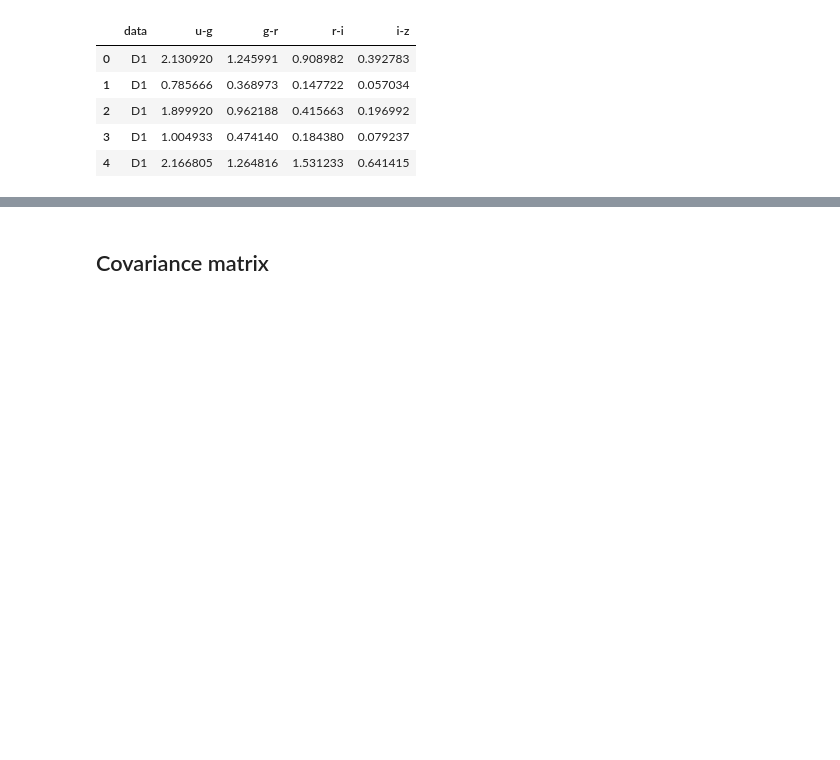
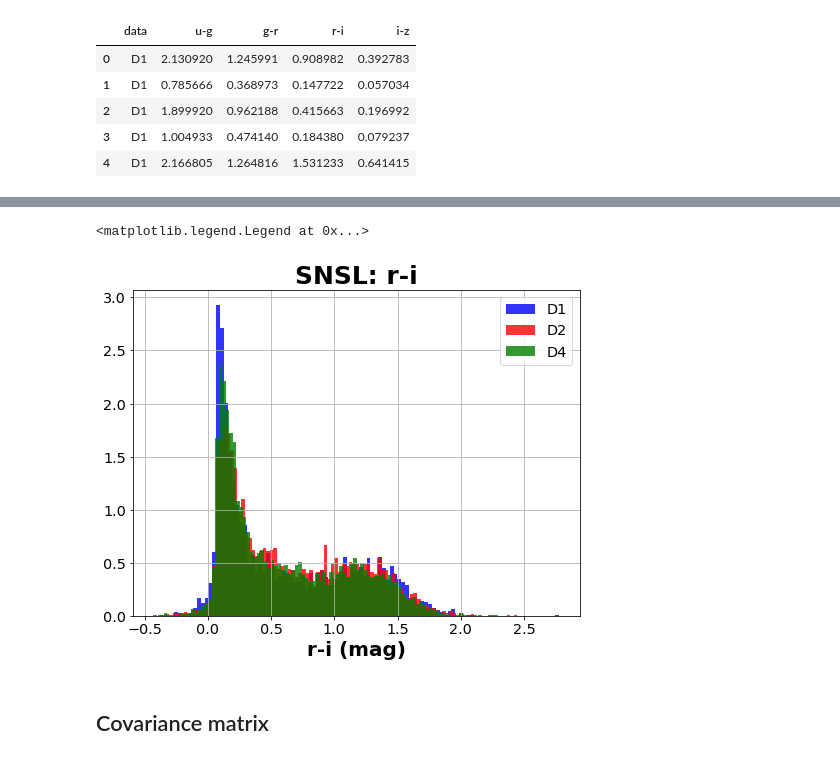
Before and after one commit to sylvielsstfr/PC5AtmStudies, a Jupyter notebook: SNLS/SNLSColors.ipynb, the cells around one changed output, grey strips where cells are left out. Drawn from its saved outputs; the diff is of its cells as text; code cells hidden in the pictures; blank space fills up the shorter version.

Commit message:
add anotehr plot

```diff
--- a/SNLS/SNLSColors.ipynb
+++ b/SNLS/SNLSColors.ipynb
@@ -167,3 +167,15 @@ plt.legend()
+# %%
+colorset = zip( ["blue","red","green"], ["D1","D2","D4"])
+
+for color, label in colorset :
+    subset = df[df.data == label]
+    subset["r-i"].hist(bins=100,color=color,alpha=0.8,normed=1,label=label)
+plt.xlabel("r-i (mag)",fontsize=20,fontweight='bold')
+plt.title("SNSL: r-i",fontsize=25,fontweight='bold')
+plt.legend()
+# %% [output]
+<matplotlib.legend.Legend at 0x...>
+[figure, added]
 # %% [markdown]
 ## Covariance matrix
 # %%
```
Also changed, not shown: parts of 8 cells of this notebook.
